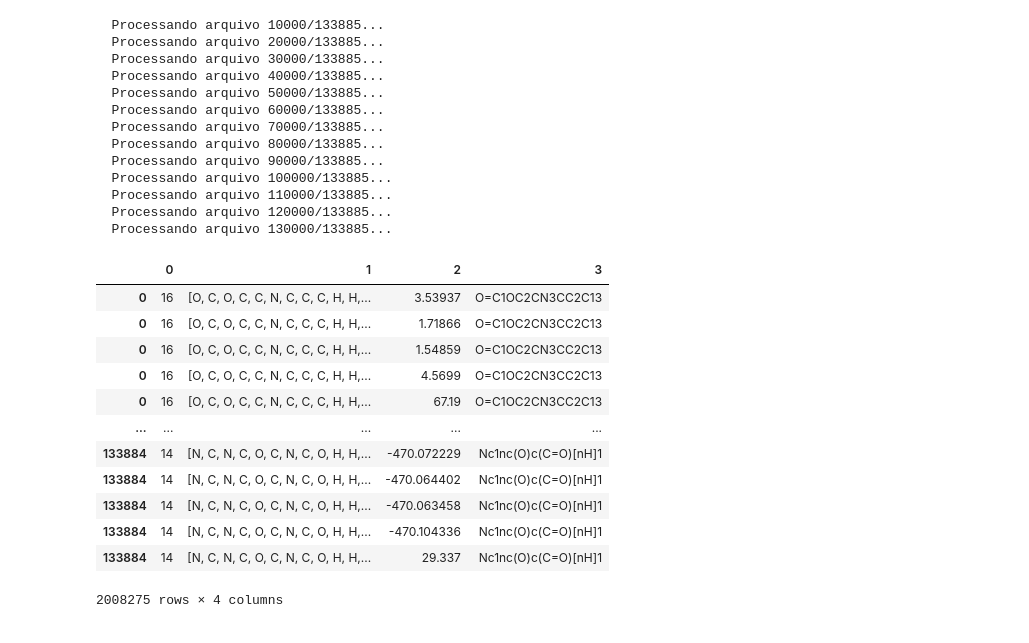
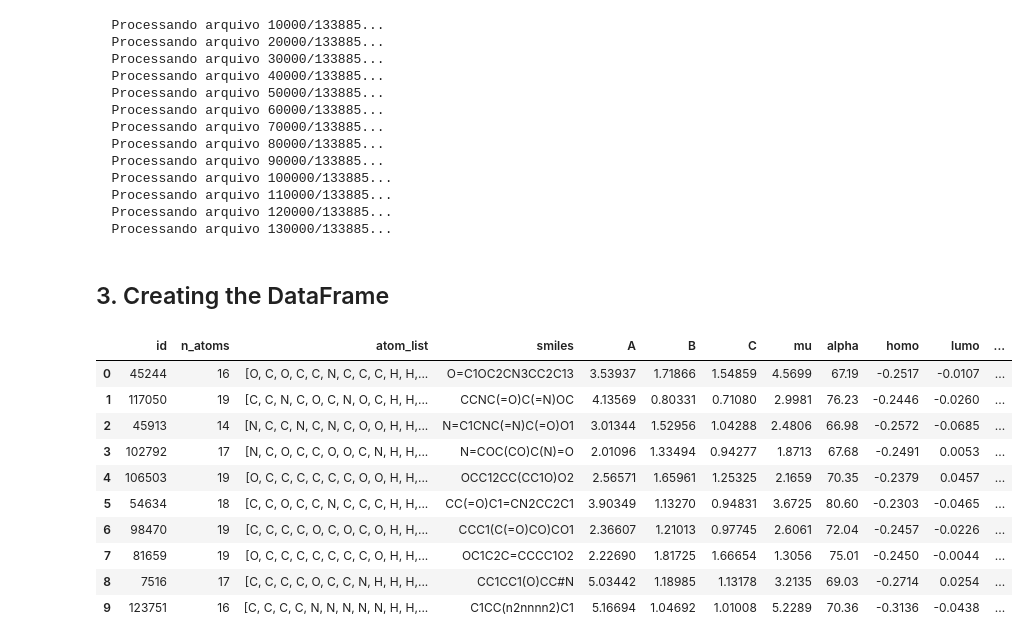
Before and after one commit to Luis-Menezes/CI-Chemistry, a Jupyter notebook: handson_assignment.ipynb, the cells around one changed output. Drawn from its saved outputs; the diff is of its cells as text; code cells hidden in the pictures.

```diff
--- a/handson_assignment.ipynb
+++ b/handson_assignment.ipynb
@@ -139,19 +156,19 @@ if __name__ == '__main__':
   Processando arquivo 110000/133885...
   Processando arquivo 120000/133885...
   Processando arquivo 130000/133885...
-# %%
-df.explode()
-# %% [output]
-|  | 0 | 1 | 2 | 3 |
-| 0 | 16 | [O, C, O, C, C, N, C, C, C, H, H,... | 3.53937 | O=C1OC2CN3CC2C13 |
-| 0 | 16 | [O, C, O, C, C, N, C, C, C, H, H,... | 1.71866 | O=C1OC2CN3CC2C13 |
-| 0 | 16 | [O, C, O, C, C, N, C, C, C, H, H,... | 1.54859 | O=C1OC2CN3CC2C13 |
-| 0 | 16 | [O, C, O, C, C, N, C, C, C, H, H,... | 4.5699 | O=C1OC2CN3CC2C13 |
-| 0 | 16 | [O, C, O, C, C, N, C, C, C, H, H,... | 67.19 | O=C1OC2CN3CC2C13 |
-| ... | ... | ... | ... | ... |
-| 133884 | 14 | [N, C, N, C, O, C, N, C, O, H, H,... | -470.072229 | Nc1nc(O)c(C=O)[nH]1 |
-| 133884 | 14 | [N, C, N, C, O, C, N, C, O, H, H,... | -470.064402 | Nc1nc(O)c(C=O)[nH]1 |
-| 133884 | 14 | [N, C, N, C, O, C, N, C, O, H, H,... | -470.063458 | Nc1nc(O)c(C=O)[nH]1 |
-| 133884 | 14 | [N, C, N, C, O, C, N, C, O, H, H,... | -470.104336 | Nc1nc(O)c(C=O)[nH]1 |
-| 133884 | 14 | [N, C, N, C, O, C, N, C, O, H, H,... | 29.337 | Nc1nc(O)c(C=O)[nH]1 |
-2008275 rows × 4 columns
+# %% [markdown]
+## 3. Creating the DataFrame
+# %%
+df.head(10)
+# %% [output]
+|  | id | n_atoms | atom_list | smiles | A | B | C | mu | alpha | homo | lumo | ... |
+| 0 | 45244 | 16 | [O, C, O, C, C, N, C, C, C, H, H,... | O=C1OC2CN3CC2C13 | 3.53937 | 1.71866 | 1.54859 | 4.5699 | 67.19 | -0.2517 | -0.0107 | ... |
+| 1 | 117050 | 19 | [C, C, N, C, O, C, N, O, C, H, H,... | CCNC(=O)C(=N)OC | 4.13569 | 0.80331 | 0.71080 | 2.9981 | 76.23 | -0.2446 | -0.0260 | ... |
+| 2 | 45913 | 14 | [N, C, C, N, C, N, C, O, O, H, H,... | N=C1CNC(=N)C(=O)O1 | 3.01344 | 1.52956 | 1.04288 | 2.4806 | 66.98 | -0.2572 | -0.0685 | ... |
+| 3 | 102792 | 17 | [N, C, O, C, C, O, O, C, N, H, H,... | N=COC(CO)C(N)=O | 2.01096 | 1.33494 | 0.94277 | 1.8713 | 67.68 | -0.2491 | 0.0053 | ... |
+| 4 | 106503 | 19 | [O, C, C, C, C, C, C, O, O, H, H,... | OCC12CC(CC1O)O2 | 2.56571 | 1.65961 | 1.25325 | 2.1659 | 70.35 | -0.2379 | 0.0457 | ... |
+| 5 | 54634 | 18 | [C, C, O, C, C, N, C, C, C, H, H,... | CC(=O)C1=CN2CC2C1 | 3.90349 | 1.13270 | 0.94831 | 3.6725 | 80.60 | -0.2303 | -0.0465 | ... |
+| 6 | 98470 | 19 | [C, C, C, C, O, C, O, C, O, H, H,... | CCC1(C(=O)CO)CO1 | 2.36607 | 1.21013 | 0.97745 | 2.6061 | 72.04 | -0.2457 | -0.0226 | ... |
+| 7 | 81659 | 19 | [O, C, C, C, C, C, C, C, O, H, H,... | OC1C2C=CCCC1O2 | 2.22690 | 1.81725 | 1.66654 | 1.3056 | 75.01 | -0.2450 | -0.0044 | ... |
+| 8 | 7516 | 17 | [C, C, C, C, O, C, C, N, H, H, H,... | CC1CC1(O)CC#N | 5.03442 | 1.18985 | 1.13178 | 3.2135 | 69.03 | -0.2714 | 0.0254 | ... |
+| 9 | 123751 | 16 | [C, C, C, C, N, N, N, N, N, H, H,... | C1CC(n2nnnn2)C1 | 5.16694 | 1.04692 | 1.01008 | 5.2289 | 70.36 | -0.3136 | -0.0438 | ... |
```
Also changed, not shown: parts of 4 cells of this notebook.
